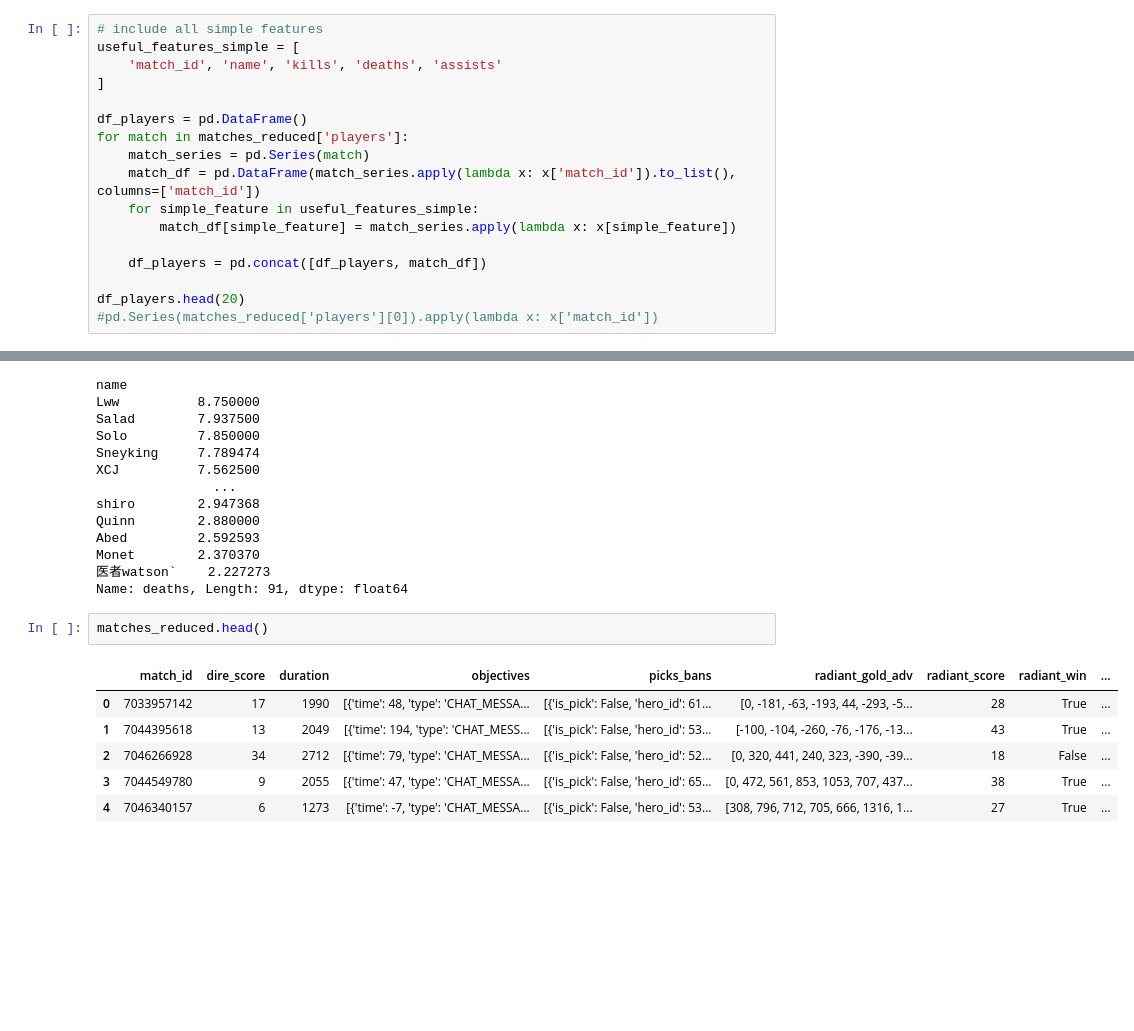
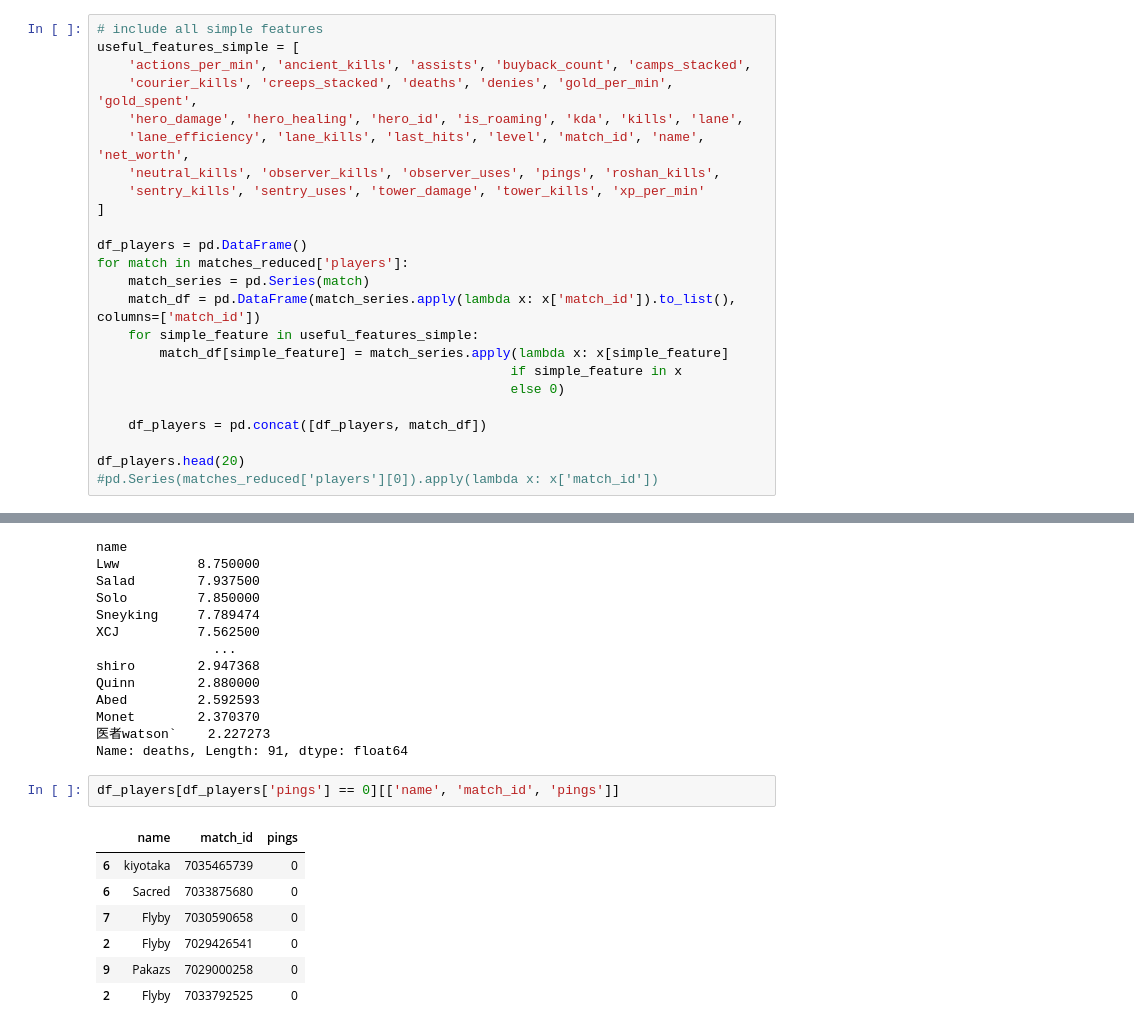
Before and after one commit to oiduh/dotascience, a Jupyter notebook: Data_Exploration.ipynb, the cells around one changed output, grey strips where cells are left out. Saved outputs shown, nothing was run; the diff lists cells and outputs as text; blank space fills up the shorter version.

Commit message:
start player preprocess

```diff
--- a/Data_Exploration.ipynb
+++ b/Data_Exploration.ipynb
@@ -663,7 +647,12 @@ for i in range(1):
 # %%
 # include all simple features
 useful_features_simple = [
-    'match_id', 'name', 'kills', 'deaths', 'assists'
+    'actions_per_min', 'ancient_kills', 'assists', 'buyback_count', 'camps_stacked',
+    'courier_kills', 'creeps_stacked', 'deaths', 'denies', 'gold_per_min', 'gold_spent',
+    'hero_damage', 'hero_healing', 'hero_id', 'is_roaming', 'kda', 'kills', 'lane',
+    'lane_efficiency', 'lane_kills', 'last_hits', 'level', 'match_id', 'name', 'net_worth',
+    'neutral_kills', 'observer_kills', 'observer_uses', 'pings', 'roshan_kills',
+    'sentry_kills', 'sentry_uses', 'tower_damage', 'tower_kills', 'xp_per_min'
 ]
 
 df_players = pd.DataFrame()
@@ -671,7 +660,9 @@ for match in matches_reduced['players']:
     match_series = pd.Series(match)
     match_df = pd.DataFrame(match_series.apply(lambda x: x['match_id']).to_list(), columns=['match_id'])
     for simple_feature in useful_features_simple:
-        match_df[simple_feature] = match_series.apply(lambda x: x[simple_feature])
+        match_df[simple_feature] = match_series.apply(lambda x: x[simple_feature]
+                                                     if simple_feature in x
+                                                     else 0)
 
     df_players = pd.concat([df_players, match_df])
 
@@ -728,11 +719,12 @@ Monet        2.370370
 医者watson`    2.227273
 Name: deaths, Length: 91, dtype: float64
 # %%
-matches_reduced.head()
+df_players[df_players['pings'] == 0][['name', 'match_id', 'pings']]
 # %% [output]
-|  | match_id | dire_score | duration | objectives | picks_bans | radiant_gold_adv | radiant_score | radiant_win | ... |
-| 0 | 7033957142 | 17 | 1990 | [{'time': 48, 'type': 'CHAT_MESSA... | [{'is_pick': False, 'hero_id': 61... | [0, -181, -63, -193, 44, -293, -5... | 28 | True | ... |
-| 1 | 7044395618 | 13 | 2049 | [{'time': 194, 'type': 'CHAT_MESS... | [{'is_pick': False, 'hero_id': 53... | [-100, -104, -260, -76, -176, -13... | 43 | True | ... |
-| 2 | 7046266928 | 34 | 2712 | [{'time': 79, 'type': 'CHAT_MESSA... | [{'is_pick': False, 'hero_id': 52... | [0, 320, 441, 240, 323, -390, -39... | 18 | False | ... |
-| 3 | 7044549780 | 9 | 2055 | [{'time': 47, 'type': 'CHAT_MESSA... | [{'is_pick': False, 'hero_id': 65... | [0, 472, 561, 853, 1053, 707, 437... | 38 | True | ... |
-| 4 | 7046340157 | 6 | 1273 | [{'time': -7, 'type': 'CHAT_MESSA... | [{'is_pick': False, 'hero_id': 53... | [308, 796, 712, 705, 666, 1316, 1... | 27 | True | ... |
+|  | name | match_id | pings |
+| 6 | kiyotaka | 7035465739 | 0 |
+| 6 | Sacred | 7033875680 | 0 |
+| 7 | Flyby | 7030590658 | 0 |
+| 2 | Flyby | 7029426541 | 0 |
+| 9 | Pakazs | 7029000258 | 0 |
+| 2 | Flyby | 7033792525 | 0 |
```
Also changed, not shown: parts of 35 cells of this notebook, 3 other files.
